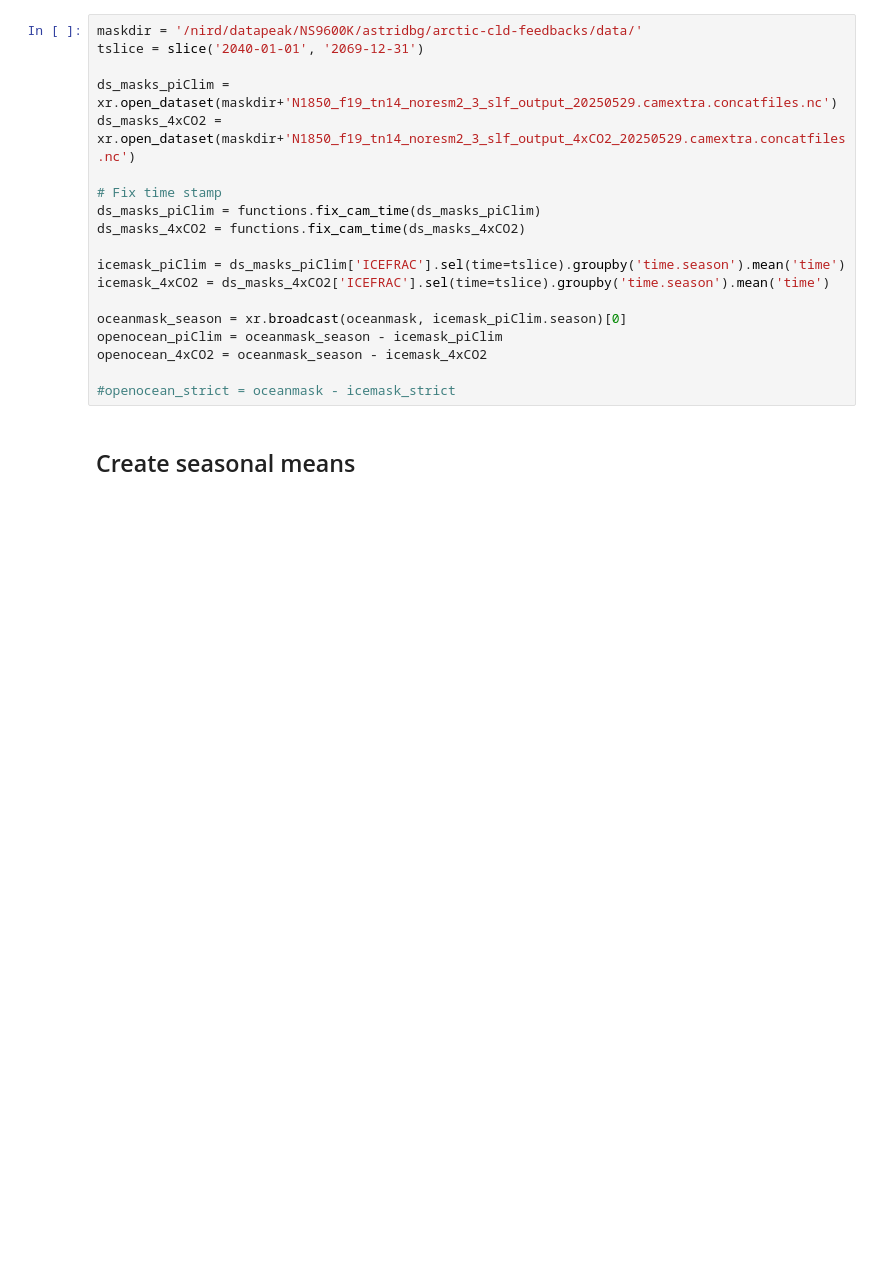
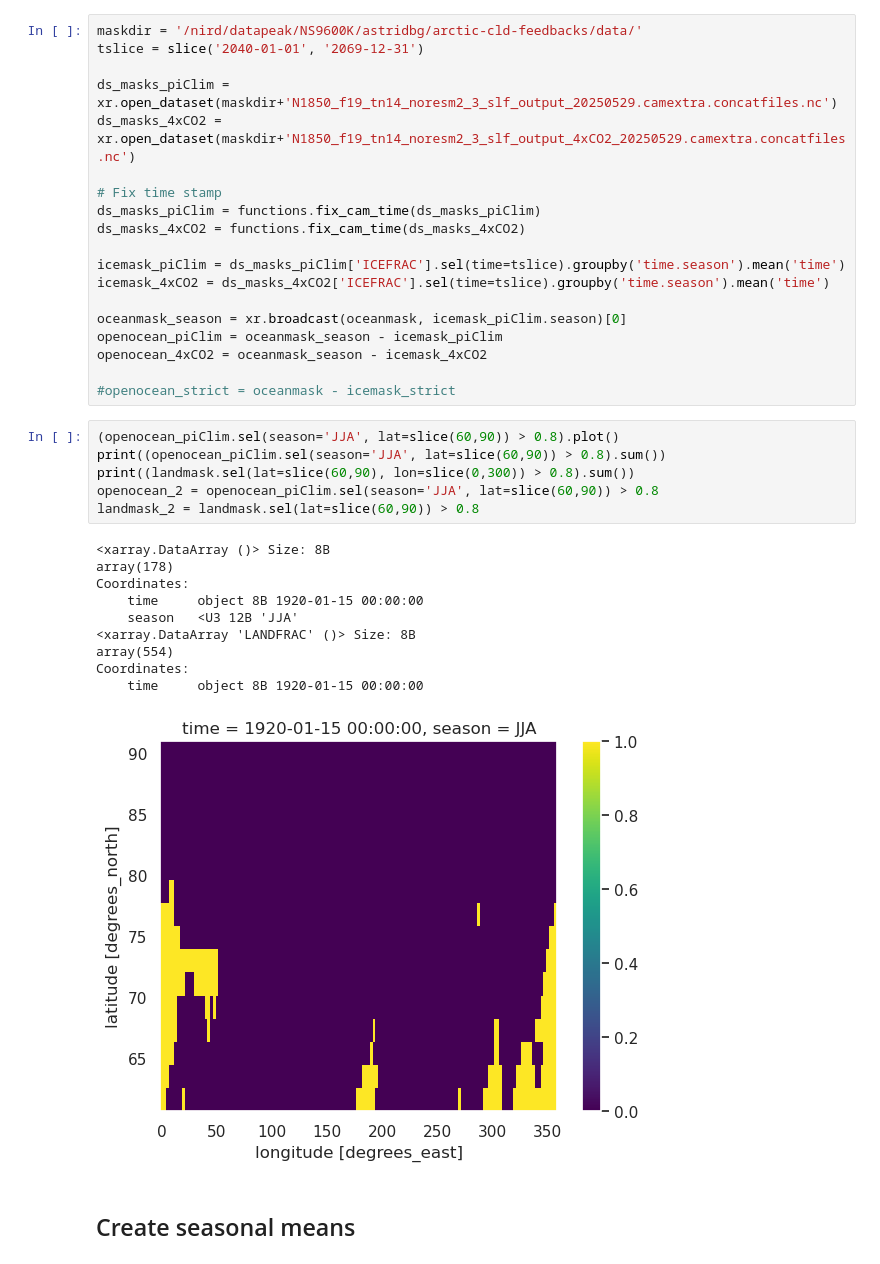
Before and after one commit to astridbg/arctic-cloud-feedbacks, a Jupyter notebook: Fig2.ipynb, the cells around one changed output. Cells and saved outputs as stored; diff of their text form; blank space fills up the shorter version.

```diff
--- a/Fig2.ipynb
+++ b/Fig2.ipynb
@@ -140,6 +127,23 @@ openocean_piClim = oceanmask_season - icemask_piClim
 openocean_4xCO2 = oceanmask_season - icemask_4xCO2
 
 #openocean_strict = oceanmask - icemask_strict
+# %%
+(openocean_piClim.sel(season='JJA', lat=slice(60,90)) > 0.8).plot()
+print((openocean_piClim.sel(season='JJA', lat=slice(60,90)) > 0.8).sum())
+print((landmask.sel(lat=slice(60,90), lon=slice(0,300)) > 0.8).sum())
+openocean_2 = openocean_piClim.sel(season='JJA', lat=slice(60,90)) > 0.8
+landmask_2 = landmask.sel(lat=slice(60,90)) > 0.8
+# %% [output]
+<xarray.DataArray ()> Size: 8B
+array(178)
+Coordinates:
+    time     object 8B 1920-01-15 00:00:00
+    season   <U3 12B 'JJA'
+<xarray.DataArray 'LANDFRAC' ()> Size: 8B
+array(554)
+Coordinates:
+    time     object 8B 1920-01-15 00:00:00
+[figure, added]
 # %% [markdown]
 ## Create seasonal means
 # %%
```
Also changed, not shown: parts of 16 cells of this notebook, 2 other files.
